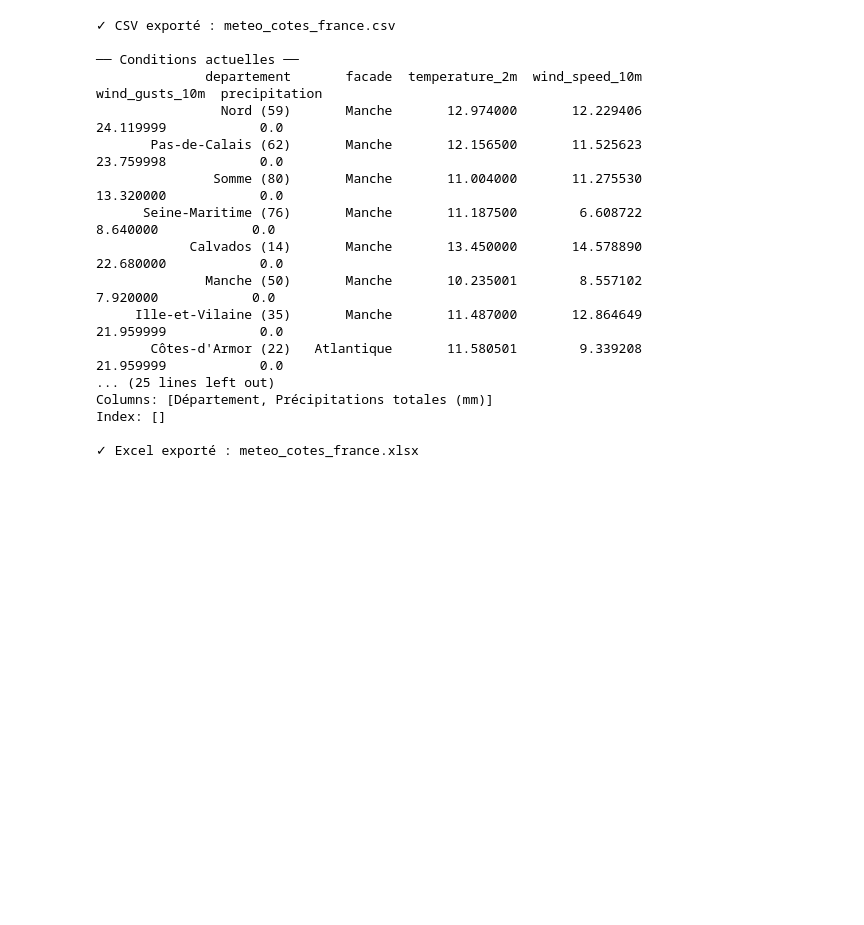
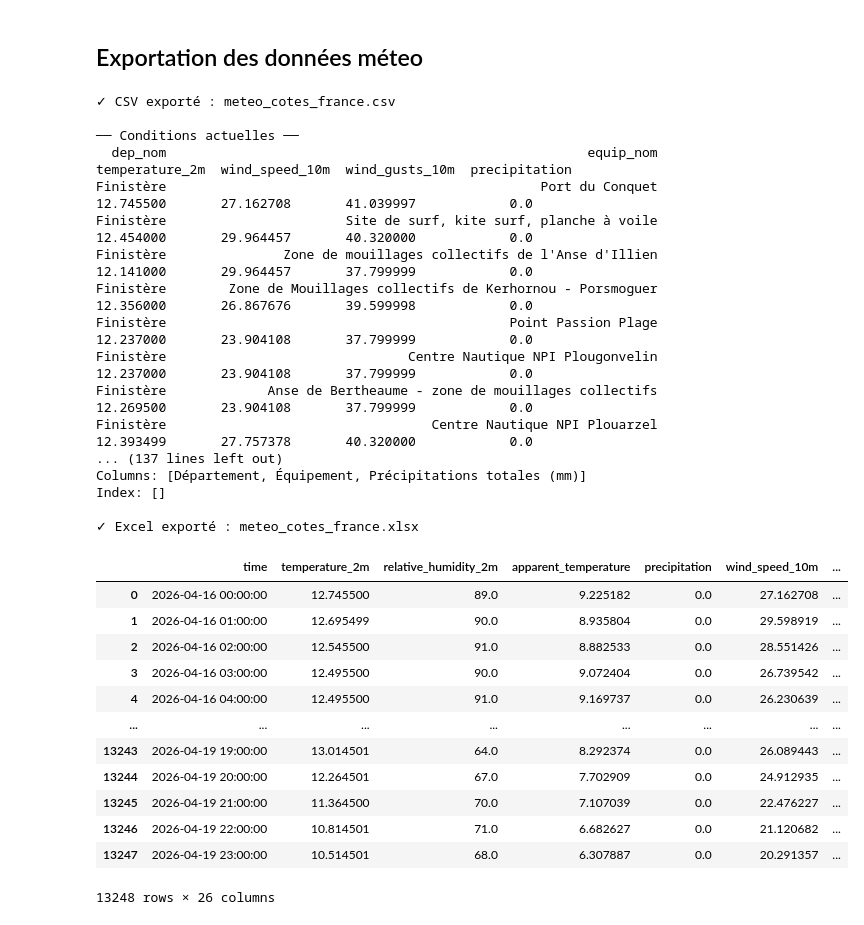
Before and after one commit to LR-Matteo/Projet-Final-Python-DataScience, a Jupyter notebook: test_matteo.ipynb, the cells around one changed output. Saved outputs shown, nothing was run; the diff lists cells and outputs as text; code cells hidden in the pictures; blank space fills up the shorter version.

```diff
--- a/test_matteo.ipynb
+++ b/test_matteo.ipynb
@@ -164,3 +261,5 @@ Récupération : Corse-du-Sud (2A) (Méditerranée)...
+# %% [markdown]
+## Exportation des données méteo
 # %%
 # ── Export ───────────────────────────────────────────────────────
 
@@ -173,52 +272,70 @@ df_export.to_csv("meteo_cotes_france.csv", index=False, encoding="utf-8-sig")
 print("✓ CSV exporté : meteo_cotes_france.csv")
 
 # ── Conditions actuelles par département ─────────────────────────
-now_df = df_export[df_export["time"] == df_export.groupby("departement")["time"].transform("min")]
+now_df = df_export[df_export["time"] == df_export.groupby("dep_nom")["time"].transform("min")]
 print("\n── Conditions actuelles ──")
-print(now_df[["departement", "facade", "temperature_2m",
+print(now_df[["dep_nom", "equip_nom", "temperature_2m",
               "wind_speed_10m", "wind_gusts_10m", "precipitation"]].to_string(index=False))
 
-# ── Vent max par façade maritime ──────────────────────────────────
+# ── Vent max par département ──────────────────────────────────────
 vent_max = (df_export
-    .groupby("facade")["wind_gusts_10m"]
+    .groupby("dep_nom")["wind_gusts_10m"]
     .max()
     .sort_values(ascending=False)
     .reset_index())
-vent_max.columns = ["Façade", "Rafales max (km/h)"]
-print("\n── Rafales max par façade ──")
+vent_max.columns = ["Département", "Rafales max (km/h)"]
+print("\n── Rafales max par département ──")
 print(vent_max.to_string(index=False))
 
-# ── Alerte pluie : départements > 5mm sur 4 jours ────────────────
+# ── Alerte pluie : équipements > 5mm sur 4 jours ─────────────────
 pluie_alert = (df_export
-    .groupby("departement")["precipitation"]
+    .groupby(["dep_nom", "equip_nom"])["precipitation"]
     .sum()
     .reset_index()
     .query("precipitation > 5")
     .sort_values("precipitation", ascending=False))
-pluie_alert.columns = ["Département", "Précipitations totales (mm)"]
-print("\n── Départements avec pluie > 5mm ──")
+pluie_alert.columns = ["Département", "Équipement", "Précipitations totales (mm)"]
+print("\n── Équipements avec pluie > 5mm ──")
 print(pluie_alert.to_string(index=False))
 
-# ── Excel avec une feuille par façade ────────────────────────────
+# ── Export Excel avec une feuille par département ─────────────────
 with pd.ExcelWriter("meteo_cotes_france.xlsx", engine="openpyxl") as writer:
-    for facade, group in df_export.groupby("facade"):
-        group.to_excel(writer, sheet_name=facade, index=False)
+    for dep, group in df_export.groupby("dep_nom"):
+        sheet_name = dep[:31]  # Excel limite les noms d'onglets à 31 caractères
+        group.to_excel(writer, sheet_name=sheet_name, index=False)
 print("\n✓ Excel exporté : meteo_cotes_france.xlsx")
 # %% [output]
 ✓ CSV exporté : meteo_cotes_france.csv
 
 ── Conditions actuelles ──
-              departement       facade  temperature_2m  wind_speed_10m  wind_gusts_10m  precipitation
-                Nord (59)       Manche       12.974000       12.229406       24.119999            0.0
-       Pas-de-Calais (62)       Manche       12.156500       11.525623       23.759998            0.0
-               Somme (80)       Manche       11.004000       11.275530       13.320000            0.0
-      Seine-Maritime (76)       Manche       11.187500        6.608722        8.640000            0.0
-            Calvados (14)       Manche       13.450000       14.578890       22.680000            0.0
-              Manche (50)       Manche       10.235001        8.557102        7.920000            0.0
-     Ille-et-Vilaine (35)       Manche       11.487000       12.864649       21.959999            0.0
-       Côtes-d'Armor (22)   Atlantique       11.580501        9.339208       21.959999            0.0
-... (25 lines left out)
-Columns: [Département, Précipitations totales (mm)]
+  dep_nom                                                      equip_nom  temperature_2m  wind_speed_10m  wind_gusts_10m  precipitation
+Finistère                                                Port du Conquet       12.745500       27.162708       41.039997            0.0
+Finistère                       Site de surf, kite surf, planche à voile       12.454000       29.964457       40.320000            0.0
+Finistère               Zone de mouillages collectifs de l'Anse d'Illien       12.141000       29.964457       37.799999            0.0
+Finistère        Zone de Mouillages collectifs de Kerhornou - Porsmoguer       12.356000       26.867676       39.599998            0.0
+Finistère                                            Point Passion Plage       12.237000       23.904108       37.799999            0.0
+Finistère                               Centre Nautique NPI Plougonvelin       12.237000       23.904108       37.799999            0.0
+Finistère             Anse de Bertheaume - zone de mouillages collectifs       12.269500       23.904108       37.799999            0.0
+Finistère                                  Centre Nautique NPI Plouarzel       12.393499       27.757378       40.320000            0.0
+... (137 lines left out)
+Columns: [Département, Équipement, Précipitations totales (mm)]
 Index: []
 
 ✓ Excel exporté : meteo_cotes_france.xlsx
+# %%
+df = pd.read_csv("meteo_cotes_france.csv")
+df
+# %% [output]
+|  | time | temperature_2m | relative_humidity_2m | apparent_temperature | precipitation | wind_speed_10m | ... |
+| 0 | 2026-04-16 00:00:00 | 12.745500 | 89.0 | 9.225182 | 0.0 | 27.162708 | ... |
+| 1 | 2026-04-16 01:00:00 | 12.695499 | 90.0 | 8.935804 | 0.0 | 29.598919 | ... |
+| 2 | 2026-04-16 02:00:00 | 12.545500 | 91.0 | 8.882533 | 0.0 | 28.551426 | ... |
+| 3 | 2026-04-16 03:00:00 | 12.495500 | 90.0 | 9.072404 | 0.0 | 26.739542 | ... |
+| 4 | 2026-04-16 04:00:00 | 12.495500 | 91.0 | 9.169737 | 0.0 | 26.230639 | ... |
+| ... | ... | ... | ... | ... | ... | ... | ... |
+| 13243 | 2026-04-19 19:00:00 | 13.014501 | 64.0 | 8.292374 | 0.0 | 26.089443 | ... |
+| 13244 | 2026-04-19 20:00:00 | 12.264501 | 67.0 | 7.702909 | 0.0 | 24.912935 | ... |
+| 13245 | 2026-04-19 21:00:00 | 11.364500 | 70.0 | 7.107039 | 0.0 | 22.476227 | ... |
+| 13246 | 2026-04-19 22:00:00 | 10.814501 | 71.0 | 6.682627 | 0.0 | 21.120682 | ... |
+| 13247 | 2026-04-19 23:00:00 | 10.514501 | 68.0 | 6.307887 | 0.0 | 20.291357 | ... |
+13248 rows × 26 columns
```
Also changed, not shown: parts of 11 cells of this notebook.
